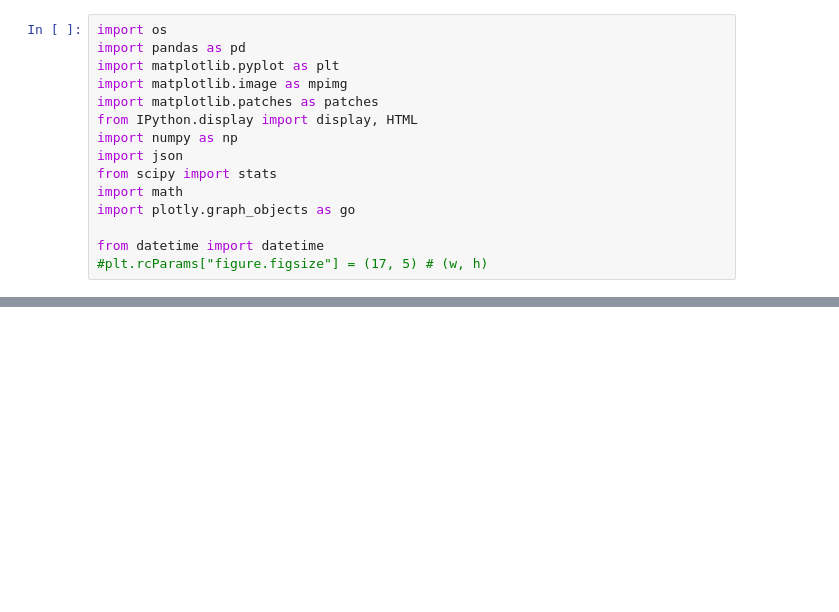
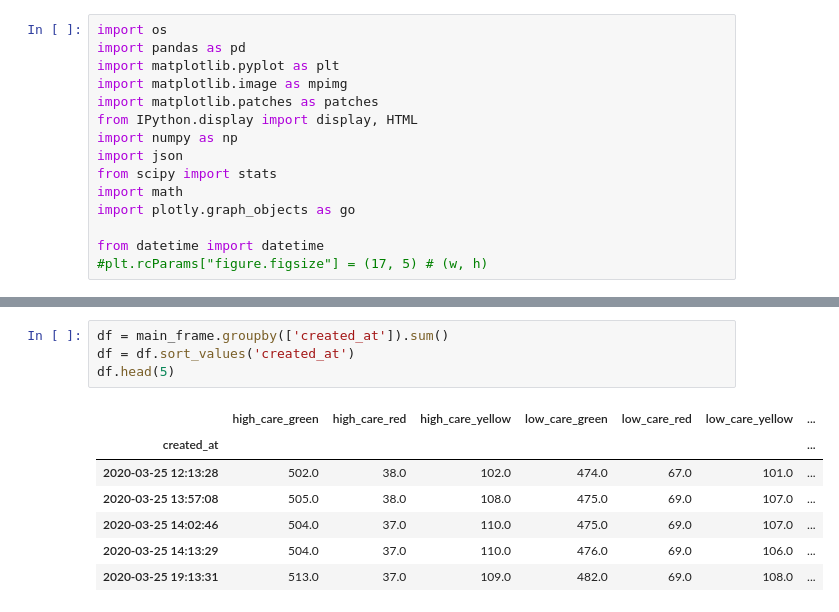
Before and after one commit to marc101101/intensiv-betten, a Jupyter notebook: data_analytics/Andal.ipynb, the cells around one changed output, grey strips where cells are left out. Cells and saved outputs as stored; diff of their text form; blank space fills up the shorter version.

```diff
--- a/data_analytics/Andal.ipynb
+++ b/data_analytics/Andal.ipynb
@@ -58,0 +81,12 @@ main_frame['updated'] = pd.to_datetime(main_frame['updated'])
+# %%
+df = main_frame.groupby(['created_at']).sum()
+df = df.sort_values('created_at')
+df.head(5)
+# %% [output]
+|  | high_care_green | high_care_red | high_care_yellow | low_care_green | low_care_red | low_care_yellow | ... |
+| created_at |  |  |  |  |  |  | ... |
+| 2020-03-25 12:13:28 | 502.0 | 38.0 | 102.0 | 474.0 | 67.0 | 101.0 | ... |
+| 2020-03-25 13:57:08 | 505.0 | 38.0 | 108.0 | 475.0 | 69.0 | 107.0 | ... |
+| 2020-03-25 14:02:46 | 504.0 | 37.0 | 110.0 | 475.0 | 69.0 | 107.0 | ... |
+| 2020-03-25 14:13:29 | 504.0 | 37.0 | 110.0 | 476.0 | 69.0 | 106.0 | ... |
+| 2020-03-25 19:13:31 | 513.0 | 37.0 | 109.0 | 482.0 | 69.0 | 108.0 | ... |
```
Also changed, not shown: parts of 16 cells of this notebook, 3 other files.
